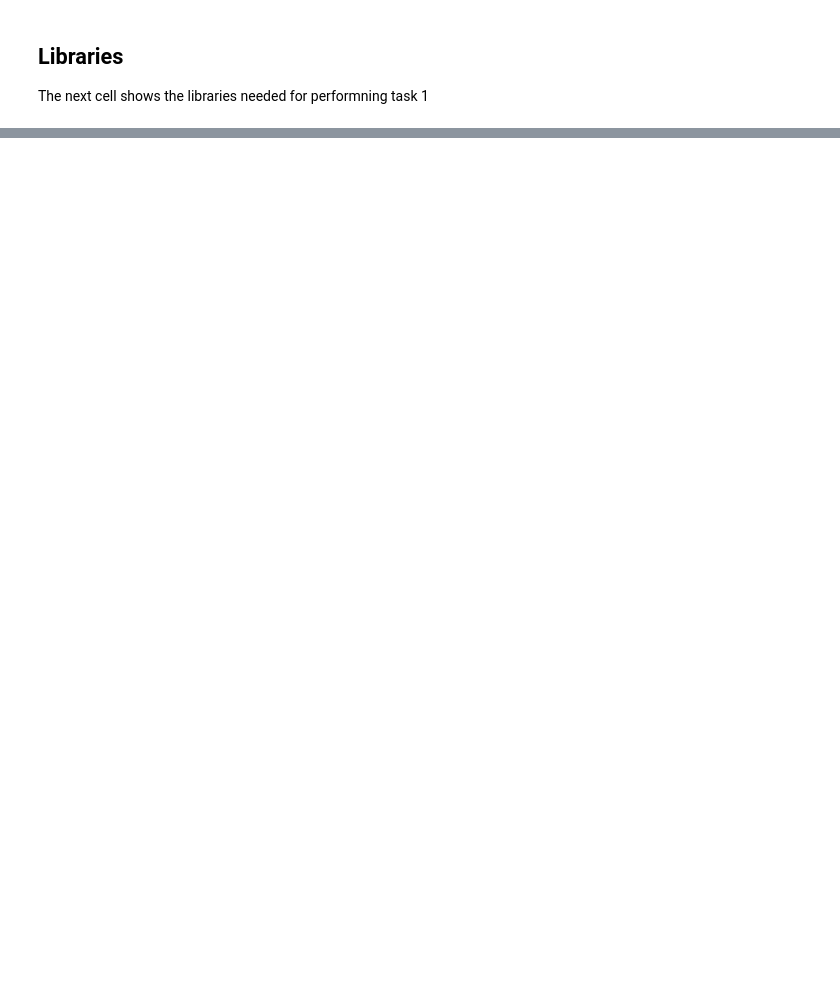
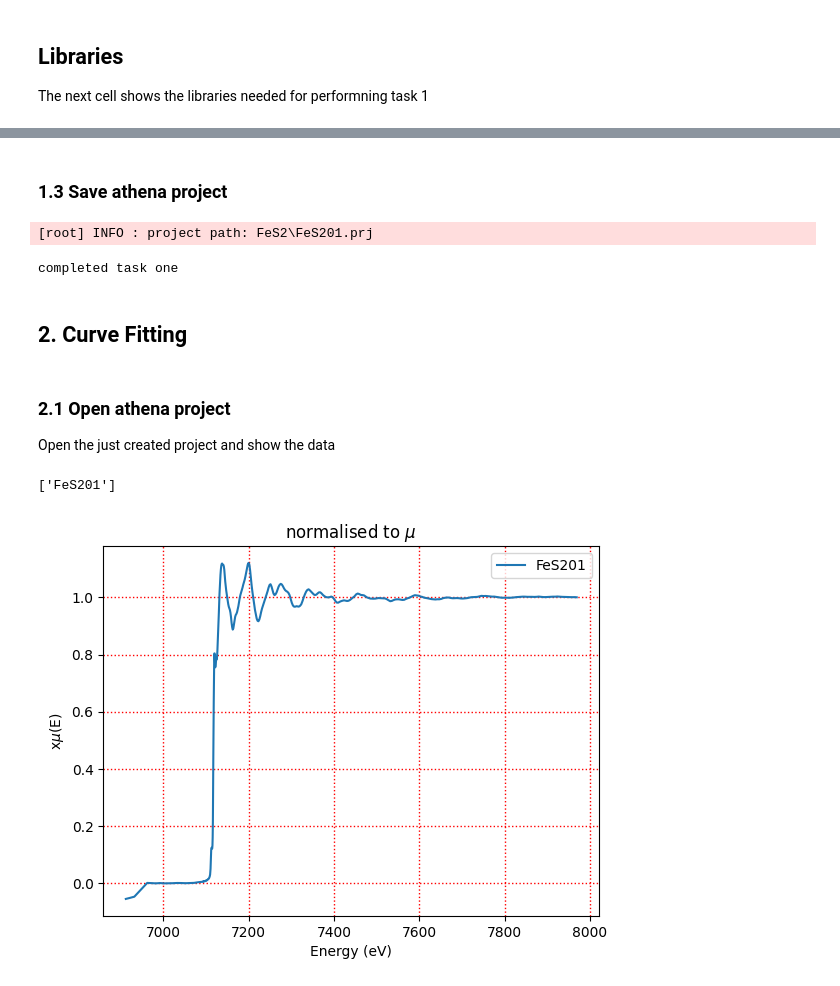
Before and after one commit to UK-Catalysis-Hub/XAS-Workflow-Demo, a Jupyter notebook: larch_workflow/FeS_example.ipynb, the cells around one changed output, grey strips where cells are left out. Cells and saved outputs as stored; diff of their text form; code cells hidden in the pictures; blank space fills up the shorter version.

```diff
--- a/larch_workflow/FeS_example.ipynb
+++ b/larch_workflow/FeS_example.ipynb
@@ -201,0 +138,57 @@ True
+# %% [markdown]
+### 1.3 Save athena project
+# %%
+# give a name to the project
+xas_data.filename = p_name
+athenamgr.save_athena(xas_data, p_path)
+
+print("completed task one")
+# %% [output]
+[root] INFO : project path: FeS2\FeS201.prj
+completed task one
+# %% [markdown]
+## 2. Curve Fitting
+# %%
+# variables that can be changed to process different datasets
+# define the name of the input file
+athena_file = p_path
+
+# provide the crystal files as a list so more than one
+# be used in fitting
+crystal_files = ["FeS2.inp"]#
+
+# GSD parameters and scattering paths are saved to csv files.
+# provide the name of the gds file
+gds_file = 'FeS2_gds.csv'
+spl_file = 'FeS2_sp.csv'
+# variables for fit
+fit_vars = {}
+fit_vars['fitspace']='r'
+fit_vars['kmin']=3
+fit_vars['kmax']=14
+fit_vars['kw']=2
+fit_vars['dk']=1
+fit_vars['window']='hanning'
+fit_vars['rmin']=1.4
+fit_vars['rmax']=3.0
+# %% [markdown]
+### 2.1 Open athena project
+Open the just created project and show the data
+# %%
+# read the input file
+athena_prj = athenamgr.read_project(athena_file)
+
+athena_groups = athenamgr.get_groups(athena_prj)
+
+group_names = []
+for a_group in athena_groups:
+    group_names.append(a_group.label)
+
+print(group_names)
+for a_group in athena_groups:
+    athenamgr.calc_with_defaults(a_group)
+    plt = athenamgr.plot_normalised(a_group)
+    plt.show
+# %% [output]
+['FeS201']
+[figure, added]
```
Also changed, not shown: parts of 32 cells of this notebook, 11 other files.
